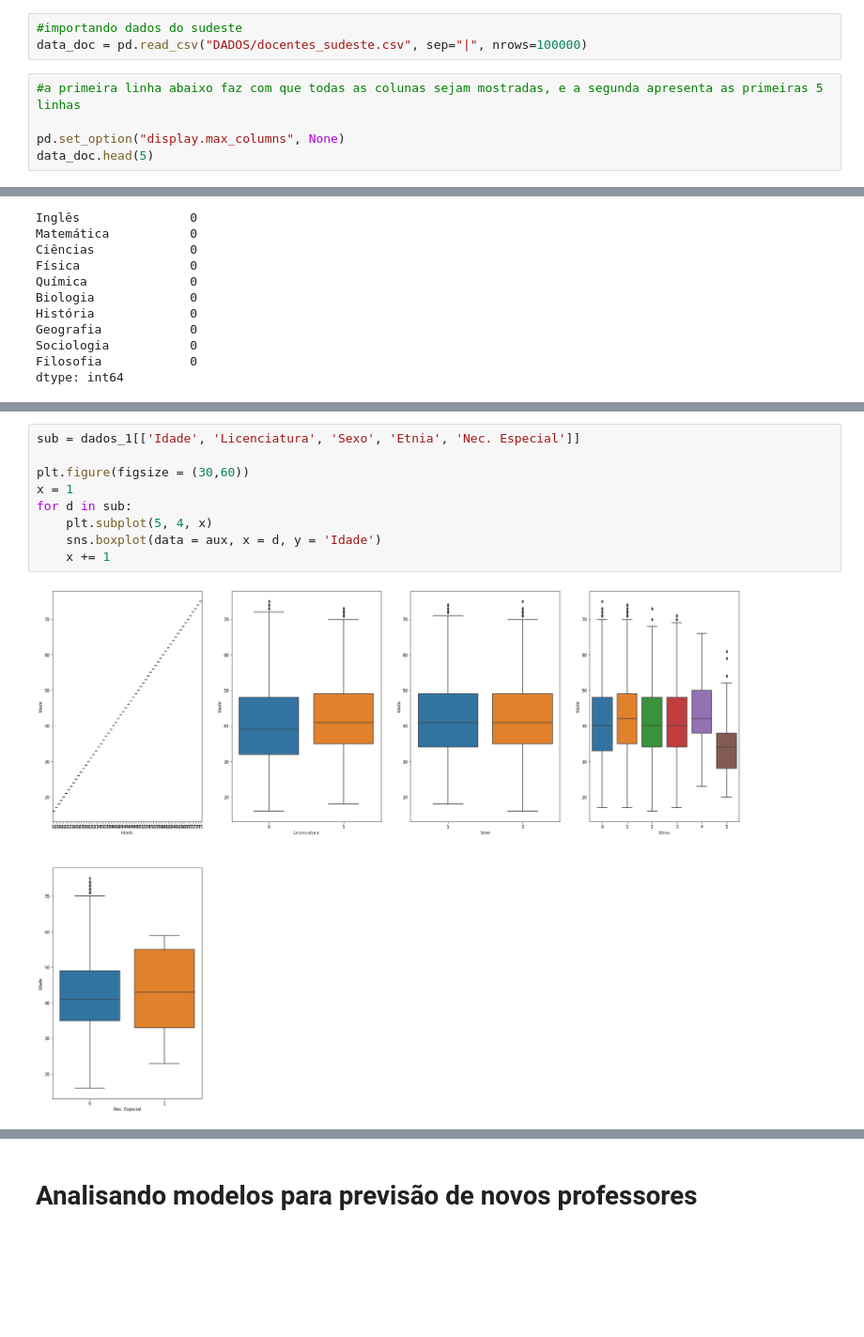
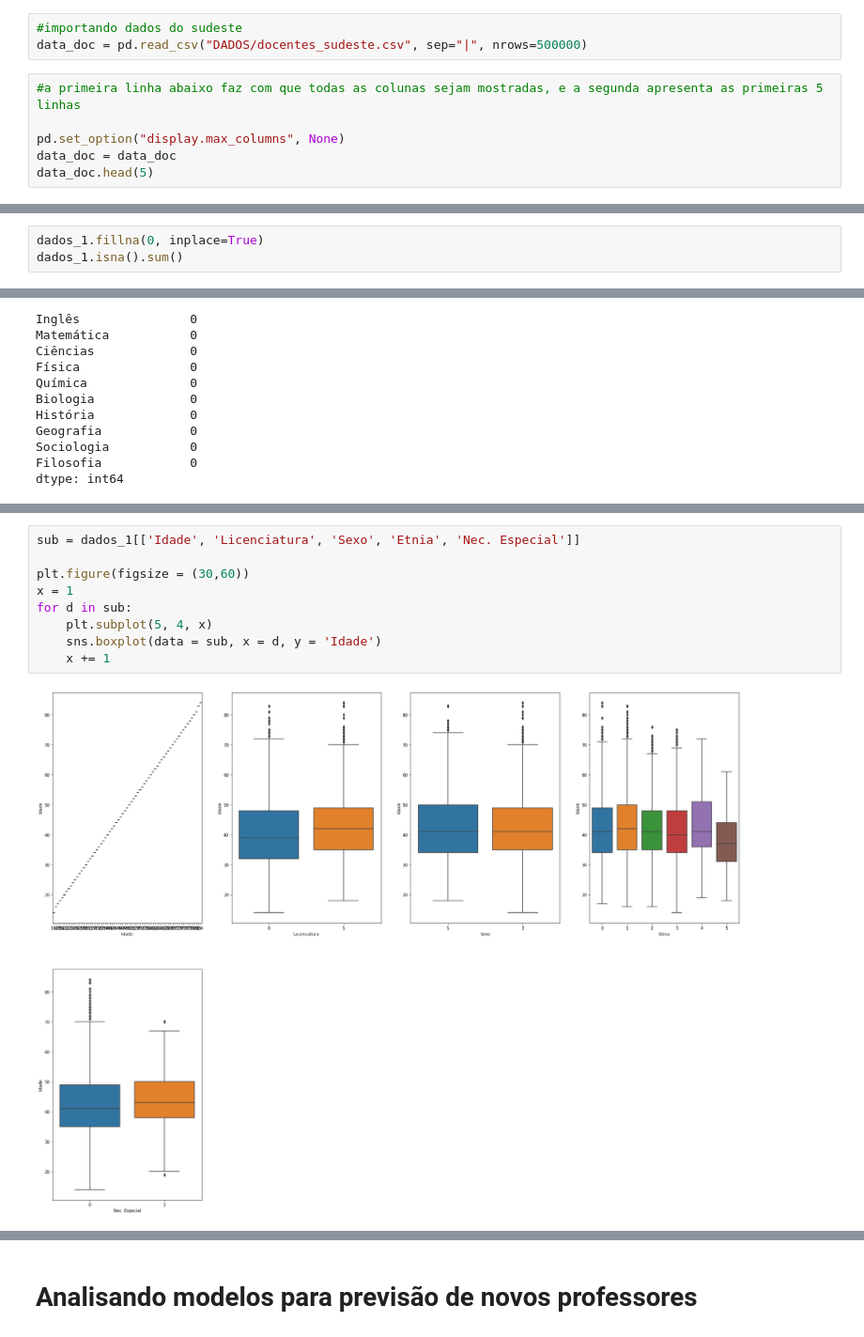
Before and after one commit to sergioneto12/Analise_Censo_Escolar_2020, a Jupyter notebook: Dados - Censo Escolar.ipynb, the cells around one changed output, grey strips where cells are left out. Shown: that part at 94% size. Saved outputs shown, nothing was run; the diff lists cells and outputs as text; blank space fills up the shorter version.

```diff
--- a/Dados - Censo Escolar.ipynb
+++ b/Dados - Censo Escolar.ipynb
@@ -15,11 +15,12 @@ np.__version__
 # Transformação dos Dados
 # %%
 #importando dados do sudeste
-data_doc = pd.read_csv("DADOS/docentes_sudeste.csv", sep="|", nrows=100000)
+data_doc = pd.read_csv("DADOS/docentes_sudeste.csv", sep="|", nrows=500000)
 # %%
 #a primeira linha abaixo faz com que todas as colunas sejam mostradas, e a segunda apresenta as primeiras 5 linhas
 
 pd.set_option("display.max_columns", None)
+data_doc = data_doc
 data_doc.head(5)
 # %% [output]
 |  | NU_ANO_CENSO | ID_DOCENTE | NU_MES | NU_ANO | NU_IDADE_REFERENCIA | NU_IDADE | TP_SEXO | TP_COR_RACA | ... |
@@ -77,3 +78,6 @@ NAvaluesFrame
 | Idade | 0 |
 | Ano Nasc. | 0 |
 | ID_DOCENTE | 0 |
+# %%
+dados_1.fillna(0, inplace=True)
+dados_1.isna().sum()
@@ -228,14 +286,14 @@ dtype: float64]
 # %%
 sub = dados_1[['Idade', 'Licenciatura', 'Sexo', 'Etnia', 'Nec. Especial']]
 
 plt.figure(figsize = (30,60))
 x = 1
 for d in sub:
     plt.subplot(5, 4, x)
-    sns.boxplot(data = aux, x = d, y = 'Idade')
+    sns.boxplot(data = sub, x = d, y = 'Idade')
     x += 1
 # %% [output]
-[figure, old version]
+[figure, new version]
 # %%
 sns.pairplot(dados_1[['Etnia', 'Idade', 'Sexo', 'Licenciatura']], diag_kind="hist", height=1.5)
 # %% [output]
```
Also changed, not shown: parts of 59 cells of this notebook.
